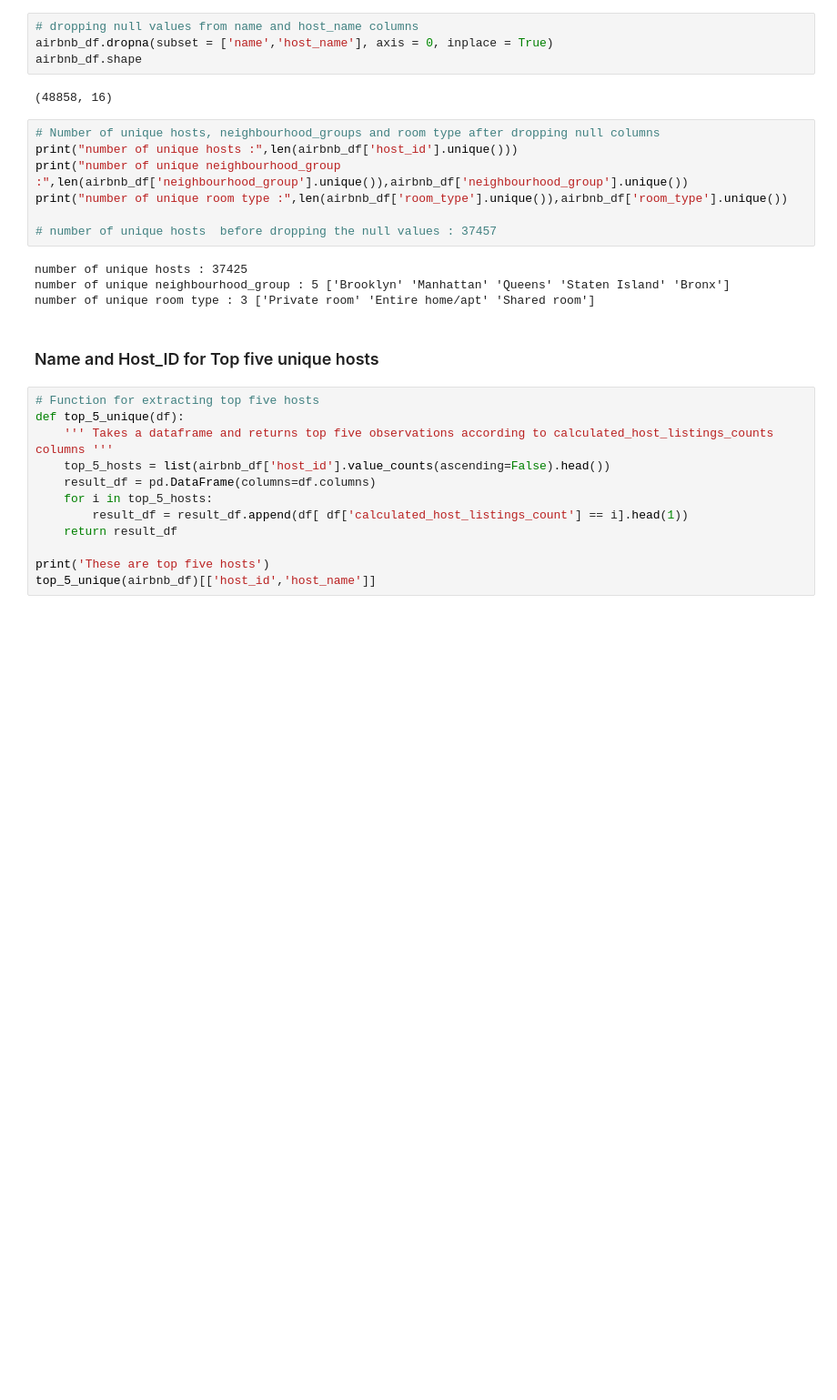
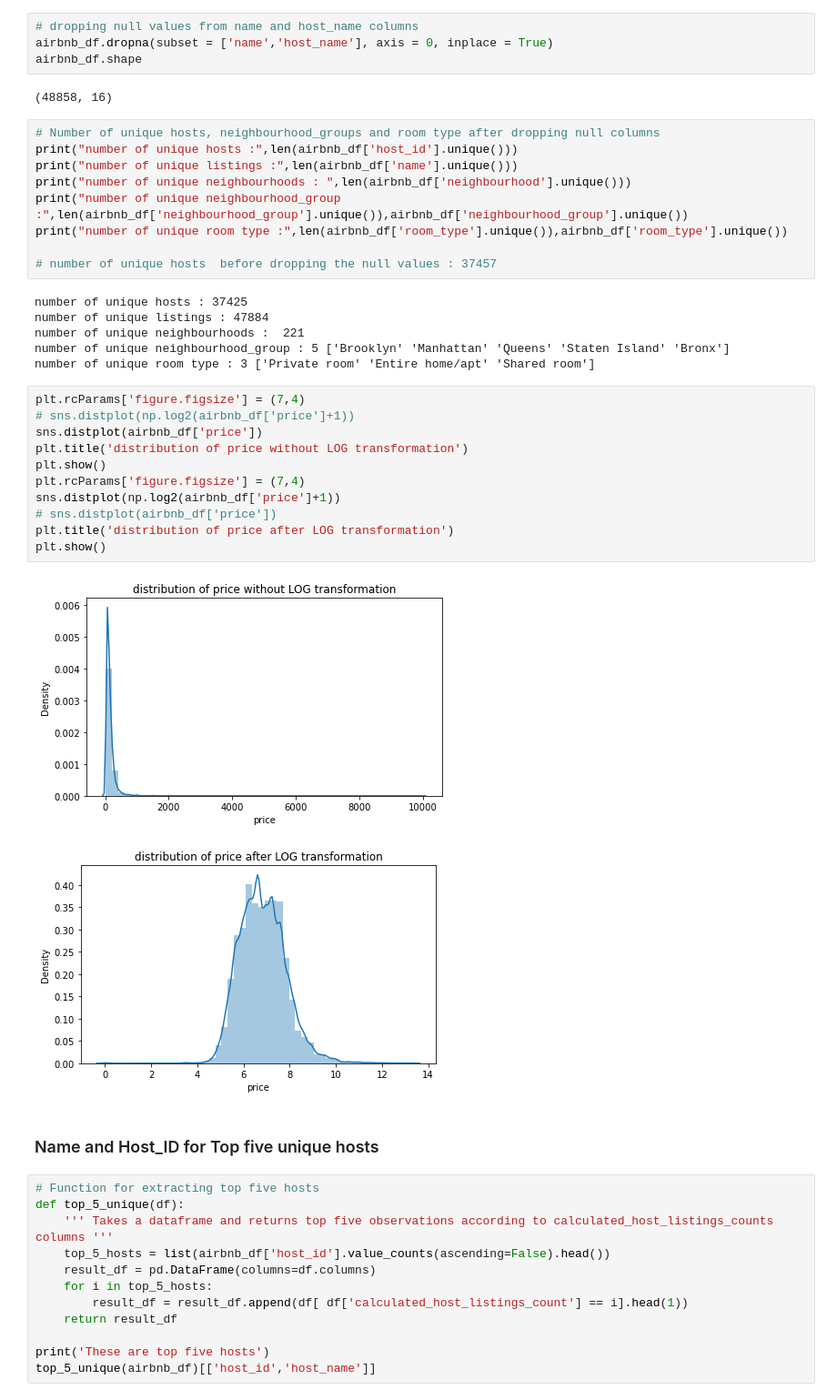
Before and after one commit to mdismailquraishicse/Capstone-Project-1--AirBnb, a Jupyter notebook: Capstone Project 1 - EDA.ipynb, the cells around one changed output. Shown: that part at 91% size. Cells and saved outputs as stored; diff of their text form; blank space fills up the shorter version.

Commit message:
distribution plots for price column are added.

```diff
--- a/Capstone Project 1 - EDA.ipynb
+++ b/Capstone Project 1 - EDA.ipynb
@@ -120,14 +126,32 @@ airbnb_df.shape
 # %%
 # Number of unique hosts, neighbourhood_groups and room type after dropping null columns
 print("number of unique hosts :",len(airbnb_df['host_id'].unique()))
+print("number of unique listings :",len(airbnb_df['name'].unique()))
+print("number of unique neighbourhoods : ",len(airbnb_df['neighbourhood'].unique()))
 print("number of unique neighbourhood_group :",len(airbnb_df['neighbourhood_group'].unique()),airbnb_df['neighbourhood_group'].unique())
 print("number of unique room type :",len(airbnb_df['room_type'].unique()),airbnb_df['room_type'].unique())
 
 # number of unique hosts  before dropping the null values : 37457
 # %% [output]
 number of unique hosts : 37425
+number of unique listings : 47884
+number of unique neighbourhoods :  221
 number of unique neighbourhood_group : 5 ['Brooklyn' 'Manhattan' 'Queens' 'Staten Island' 'Bronx']
 number of unique room type : 3 ['Private room' 'Entire home/apt' 'Shared room']
+# %%
+plt.rcParams['figure.figsize'] = (7,4)
+# sns.distplot(np.log2(airbnb_df['price']+1))
+sns.distplot(airbnb_df['price'])
+plt.title('distribution of price without LOG transformation')
+plt.show()
+plt.rcParams['figure.figsize'] = (7,4)
+sns.distplot(np.log2(airbnb_df['price']+1))
+# sns.distplot(airbnb_df['price'])
+plt.title('distribution of price after LOG transformation')
+plt.show()
+# %% [output]
+[figure, added]
+[figure, added]
 # %% [markdown]
 <h3>
     Name and Host_ID for Top five unique hosts
```
Also changed, not shown: parts of 2 cells of this notebook.
